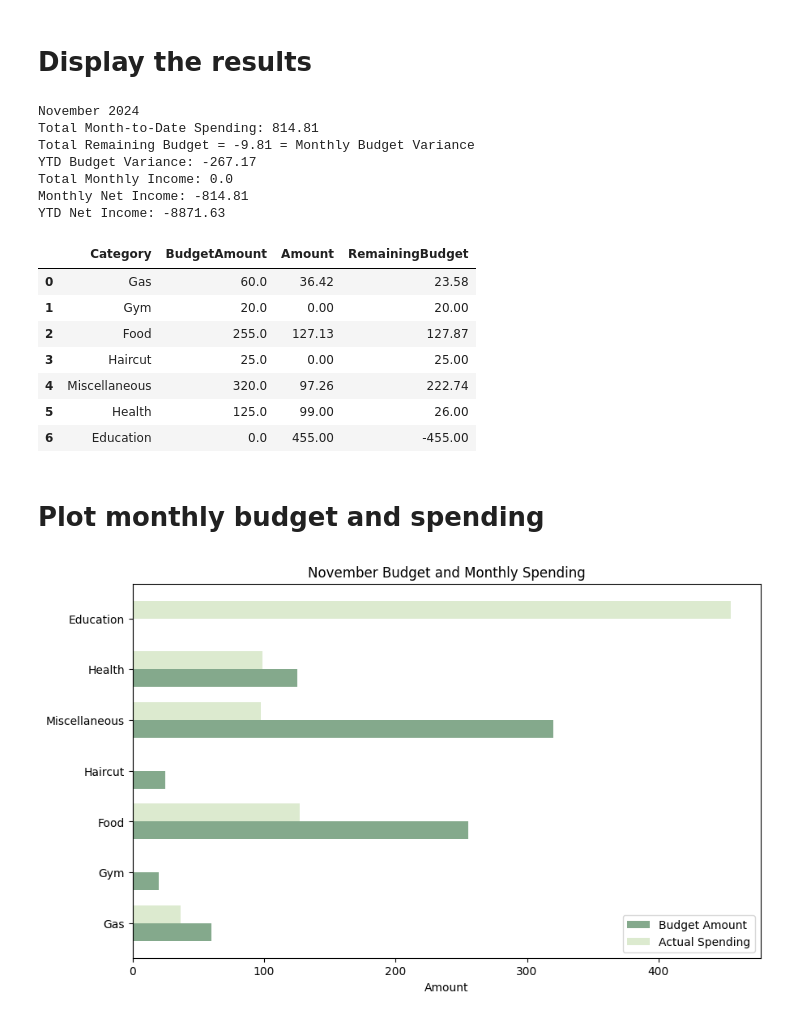
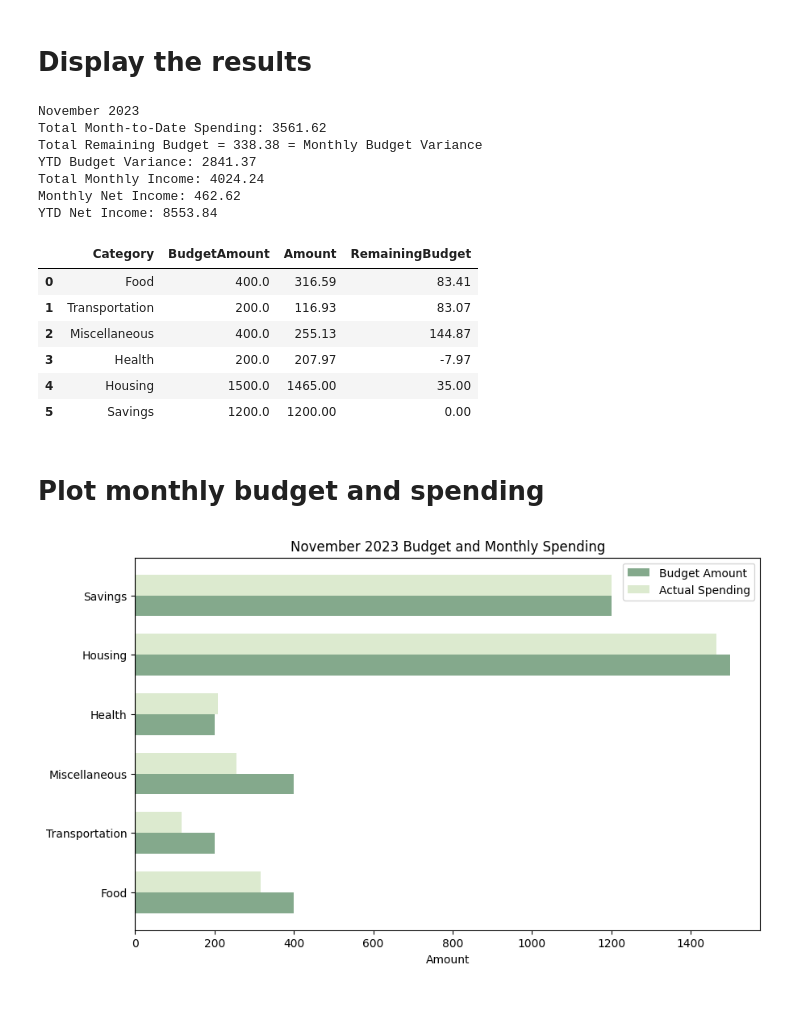
Before and after one commit to jflores31297/Personal-Financial-Management-with-Python, a Jupyter notebook: PFM with Python.ipynb, the cells around one changed output. Saved outputs shown, nothing was run; the diff lists cells and outputs as text; code cells hidden in the pictures.

```diff
--- a/PFM with Python.ipynb
+++ b/PFM with Python.ipynb
@@ -97,7 +99,7 @@ income.head()
 # %%
 # Specify the month and year you are interested in
 month = 11
-year = 2024
+year = 2023
 month_name = calendar.month_name[month]
 
 # Filter expenses by the specified month and year
@@ -110,11 +112,7 @@ total_mtd_spending = round(monthly_expenses['Amount'].sum(), 2)
 mtd_spending_by_category = monthly_expenses.groupby('Category')['Amount'].sum().reset_index()
 
 # Merge the MTD spending with the Budget DataFrame
-# Perform a left merge so that all categories in the Budget remain, even if no spending occurred
-if month <= 8:
-    budget_with_spending = pd.merge(budget_1, mtd_spending_by_category, on='Category', how='left')
-else:
-    budget_with_spending = pd.merge(budget_2, mtd_spending_by_category, on='Category', how='left')
+budget_with_spending = pd.merge(budget, mtd_spending_by_category, on='Category', how='left')
 
 # Fill NaN values in the 'Amount' column with 0 (if there's no spending for a category)
 budget_with_spending['Amount'] = budget_with_spending['Amount'].fillna(0)
@@ -123,10 +121,7 @@ budget_with_spending['Amount'] = budget_with_spending['Amount'].fillna(0)
 budget_with_spending['RemainingBudget'] = budget_with_spending['BudgetAmount'] - budget_with_spending['Amount']
 
 # Calculate the total remaining budget
-if month <= 8:
-    total_remaining_budget = round(total_monthly_budget_1-total_mtd_spending, 2)
-else:
-    total_remaining_budget = round(total_monthly_budget_2-total_mtd_spending, 2)
+total_remaining_budget = round(total_monthly_budget-total_mtd_spending, 2)
 # %% [markdown]
 # Calculate YTD Budget Variance
 # %%
@@ -179,21 +171,20 @@ print(f"Monthly Net Income: {monthly_net_income}")
 print(f"YTD Net Income: {ytd_net_income}")
 budget_with_spending
 # %% [output]
-November 2024
-Total Month-to-Date Spending: 814.81
-Total Remaining Budget = -9.81 = Monthly Budget Variance
-YTD Budget Variance: -267.17
-Total Monthly Income: 0.0
-Monthly Net Income: -814.81
-YTD Net Income: -8871.63
+November 2023
+Total Month-to-Date Spending: 3561.62
+Total Remaining Budget = 338.38 = Monthly Budget Variance
+YTD Budget Variance: 2841.37
+Total Monthly Income: 4024.24
+Monthly Net Income: 462.62
+YTD Net Income: 8553.84
 |  | Category | BudgetAmount | Amount | RemainingBudget |
-| 0 | Gas | 60.0 | 36.42 | 23.58 |
-| 1 | Gym | 20.0 | 0.00 | 20.00 |
-| 2 | Food | 255.0 | 127.13 | 127.87 |
-| 3 | Haircut | 25.0 | 0.00 | 25.00 |
-| 4 | Miscellaneous | 320.0 | 97.26 | 222.74 |
-| 5 | Health | 125.0 | 99.00 | 26.00 |
-| 6 | Education | 0.0 | 455.00 | -455.00 |
+| 0 | Food | 400.0 | 316.59 | 83.41 |
+| 1 | Transportation | 200.0 | 116.93 | 83.07 |
+| 2 | Miscellaneous | 400.0 | 255.13 | 144.87 |
+| 3 | Health | 200.0 | 207.97 | -7.97 |
+| 4 | Housing | 1500.0 | 1465.00 | 35.00 |
+| 5 | Savings | 1200.0 | 1200.00 | 0.00 |
 # %% [markdown]
 # Plot monthly budget and spending
 # %%
@@ -203,32 +194,32 @@ import matplotlib.pyplot as plt
 data = {
     'Category': budget_with_spending['Category'],
     'Budget Amount': budget_with_spending['BudgetAmount'],
     'Actual Spending': budget_with_spending['Amount']
 }
 
 # Create a DataFrame
 df = pd.DataFrame(data)
 
 # Set the position and width of the bars
 fig, ax = plt.subplots(figsize=(10, 6))
 bar_width = 0.35
 index = range(len(df))
 
 # Plot bars
 ax.barh(index, df['Budget Amount'], bar_width, label='Budget Amount', color='#84a98c')
 ax.barh([i + bar_width for i in index], df['Actual Spending'], bar_width, label='Actual Spending', color='#dceacf')
 
 # Add labels and title
 ax.set_xlabel('Amount')
-ax.set_title(f"{month_name} Budget and Monthly Spending")
+ax.set_title(f"{month_name} {year} Budget and Monthly Spending")
 ax.set_yticks([i + bar_width / 2 for i in index])
 ax.set_yticklabels(df['Category'])
 ax.legend()
 
 # Save the chart as a PNG file
 plt.savefig('budget_monthly_spending.png', format='png', dpi=300)  # Adjust dpi for higher quality if needed
 
 # Display the plot
 plt.show()
 # %% [output]
-[figure, old version]
+[figure, new version]
```
Also changed, not shown: parts of 2 cells of this notebook.
